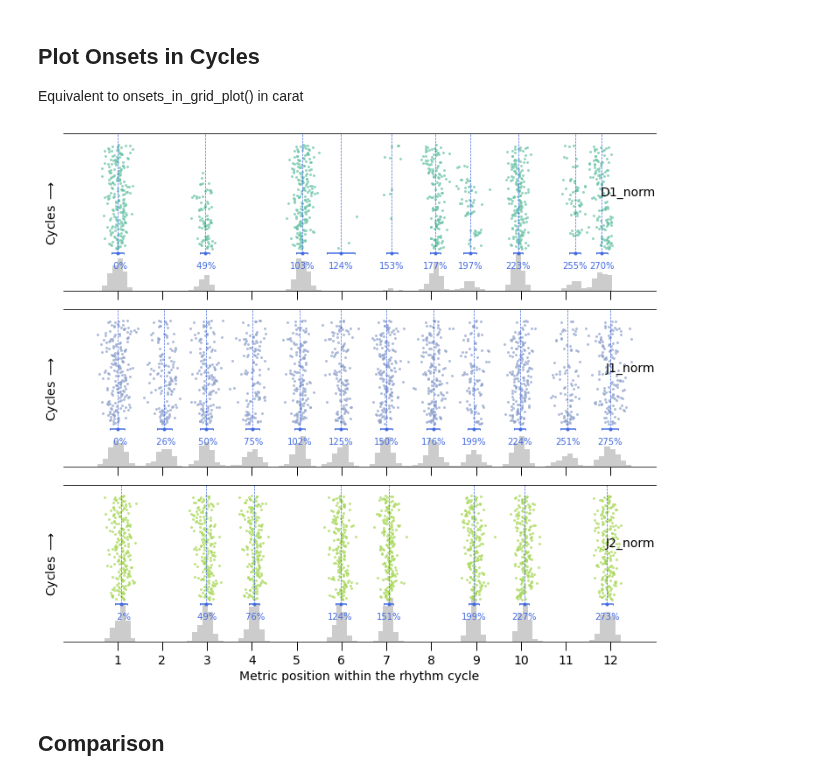
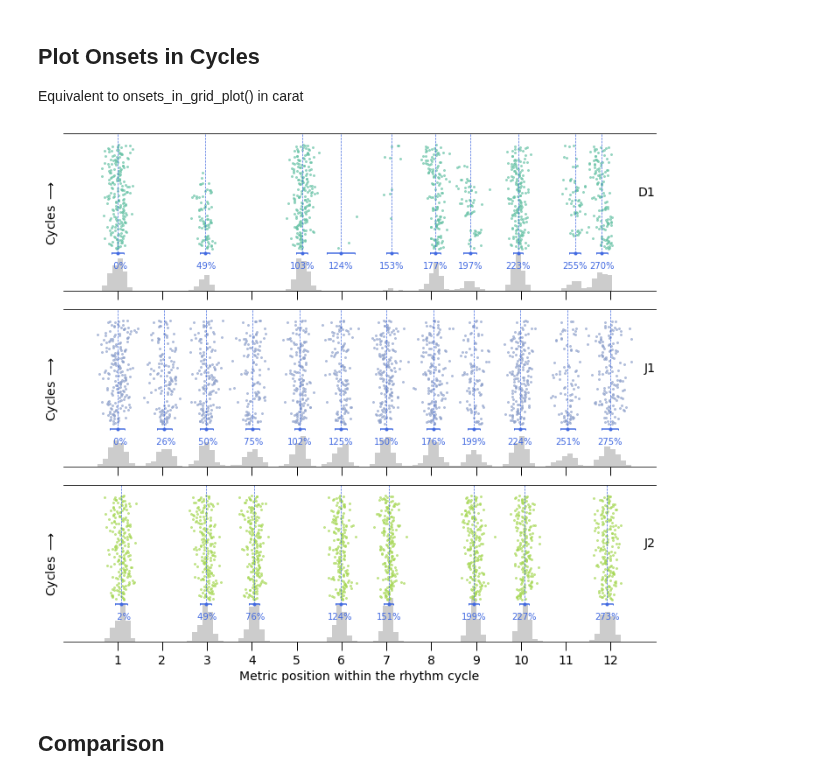
Before and after one commit to satyajeetprabhu/music-sync-internship-upf, a Jupyter notebook: djembe_dance_data_demo.ipynb, the cells around one changed output. Saved outputs shown, nothing was run; the diff lists cells and outputs as text; code cells hidden in the pictures.

```diff
--- a/djembe_dance_data_demo.ipynb
+++ b/djembe_dance_data_demo.ipynb
@@ -126,7 +126,7 @@ df1.head(13)
 ### Normalise onsets to cycles
 [Equivalent to normalize_onsets() in carat]
 # %%
-norm_df1 = dtr.normalize_onsets_df(df1, inst=['D1', 'J1', 'J2'])
+norm_df1 = dtr.normalize_onsets_df(df1, instr=['D1', 'J1', 'J2'])
 norm_df1.head(13)
 # %% [output]
 |  | Cycle | CycleTime | SD | Iso.Time | D1 | J1 | J2 | D1_norm | J1_norm | J2_norm |
@@ -148,9 +148,9 @@ norm_df1.head(13)
 
 Equivalent to onsets_in_grid_plot() in carat
 # %%
-dtr.plot_cycle_onsets(norm_df1, instr=['D1_norm','J1_norm', 'J2_norm'], mean_std=True, hist_ons=True)
+dtr.plot_cycle_onsets(norm_df1, instr=['D1','J1', 'J2'], mean_std=True, hist_ons=True)
 # %% [output]
-[figure, old version]
+[figure, new version]
 # %% [markdown]
 ## Comparison
 # %% [markdown]
```
Also changed, not shown: parts of 2 cells of this notebook, 1 other file.
